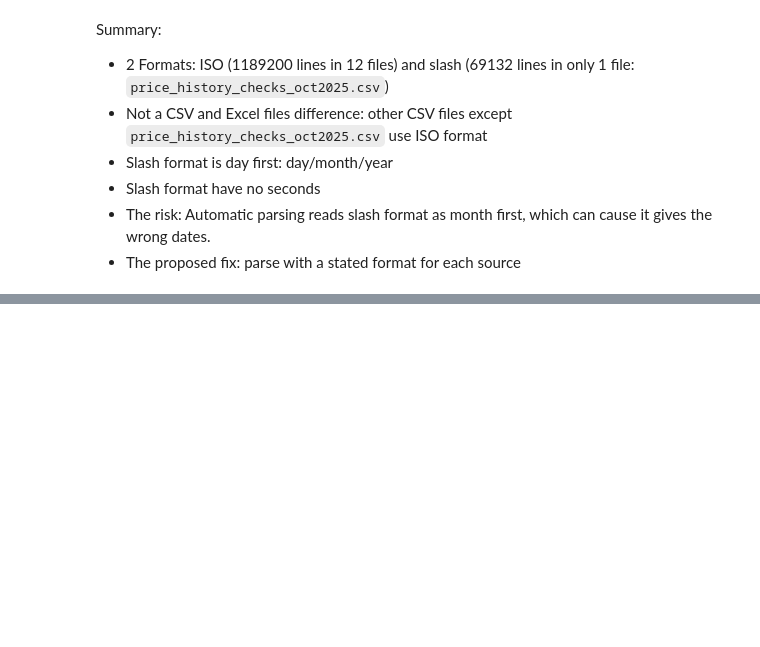
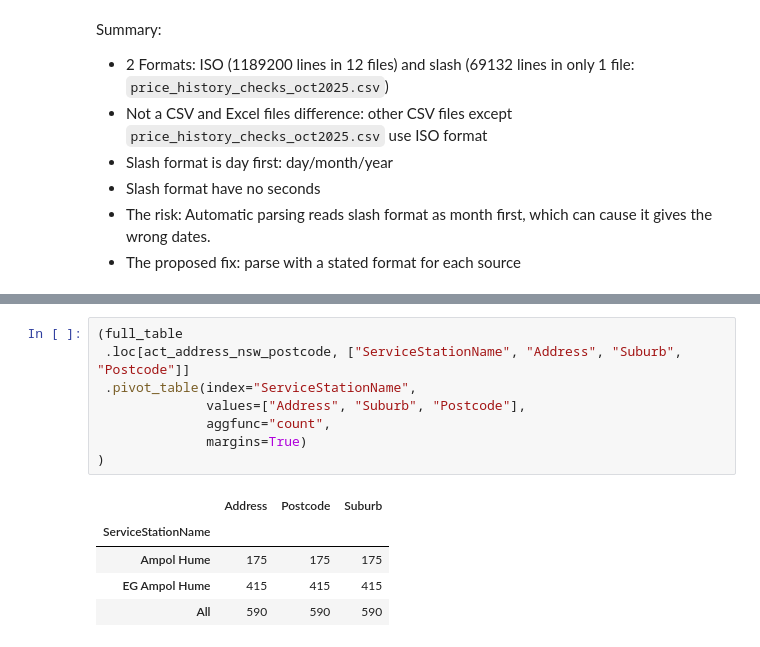
Before and after one commit to DanhHoangLongDuong/NSW-fuel-price-analysis, a Jupyter notebook: notebooks/01_load_and_profile.ipynb, the cells around one changed output, grey strips where cells are left out. Drawn from its saved outputs; the diff is of its cells as text; blank space fills up the shorter version.

```diff
--- a/notebooks/01_load_and_profile.ipynb
+++ b/notebooks/01_load_and_profile.ipynb
@@ -293,0 +319,14 @@ Length: 2519, dtype: str
+# %%
+(full_table
+ .loc[act_address_nsw_postcode, ["ServiceStationName", "Address", "Suburb", "Postcode"]]
+ .pivot_table(index="ServiceStationName",
+              values=["Address", "Suburb", "Postcode"],
+              aggfunc="count",
+              margins=True)
+)
+# %% [output]
+|  | Address | Postcode | Suburb |
+| ServiceStationName |  |  |  |
+| Ampol Hume | 175 | 175 | 175 |
+| EG Ampol Hume | 415 | 415 | 415 |
+| All | 590 | 590 | 590 |
```
Also changed, not shown: parts of 16 cells of this notebook.
